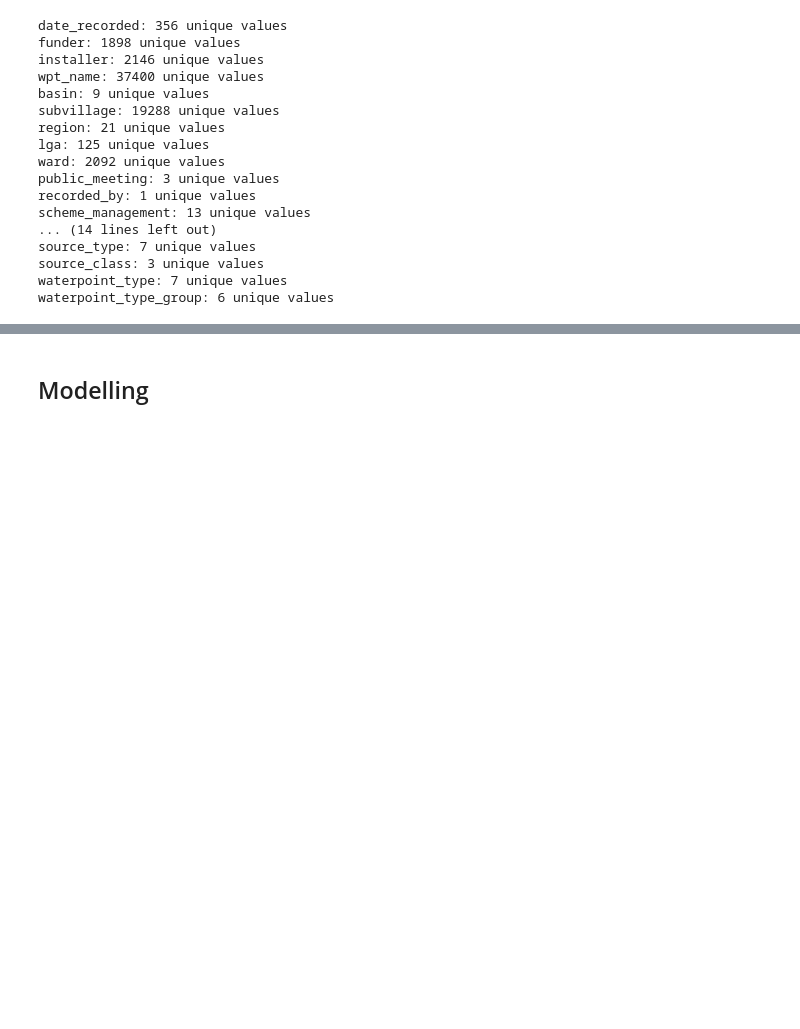
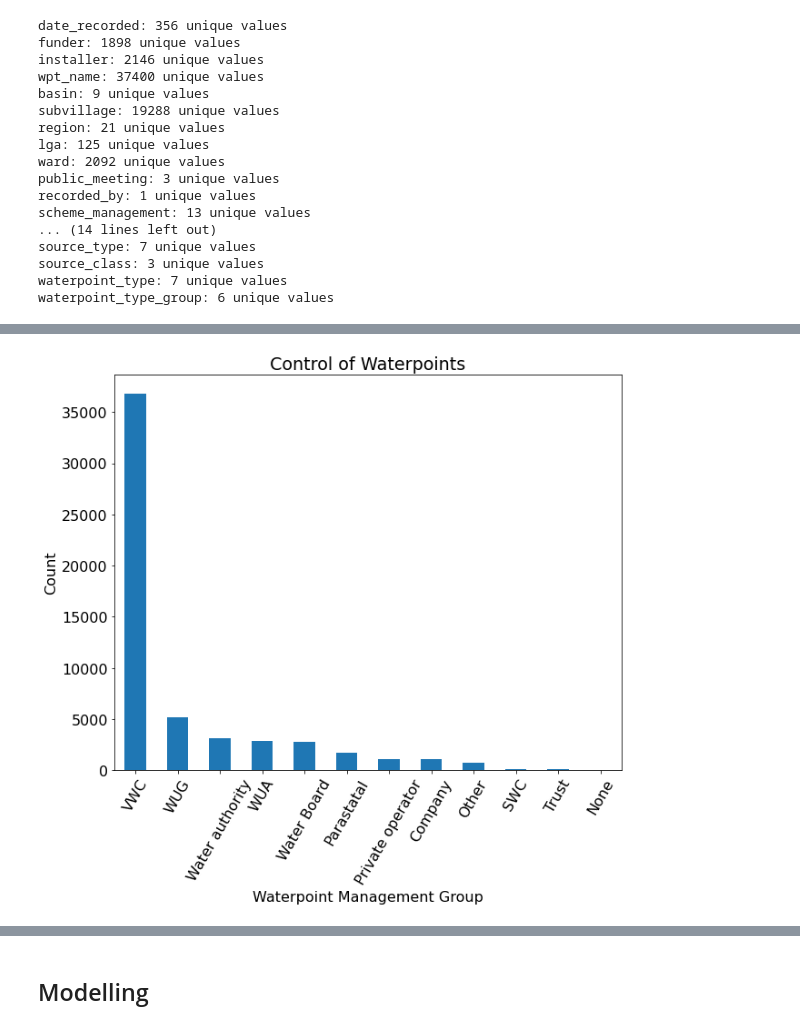
Before and after one commit to bmsienk/Tanzanian-Water-Pump-Analysis-with-Machine-Learning, a Jupyter notebook: Final_Analysis.ipynb, the cells around one changed output, grey strips where cells are left out. Drawn from its saved outputs; the diff is of its cells as text; code cells hidden in the pictures; blank space fills up the shorter version.

```diff
--- a/Final_Analysis.ipynb
+++ b/Final_Analysis.ipynb
@@ -197,0 +219,17 @@ for x in X_train_cat:
+# %%
+fig, ax = plt.subplots(figsize=(10,8))
+
+plt.rcParams.update({'font.size': 16})
+
+#set font size so that it is readable for presentation
+
+X_train_cat.scheme_management.value_counts().plot(kind='bar')
+plt.xticks(rotation=60)
+plt.ylabel('Count')
+plt.title('Control of Waterpoints')
+plt.xlabel('Waterpoint Management Group')
+plt.savefig('pictures/waterpoint_control.png', bbox_inches='tight');
+
+#plotting and saving the below figure
+# %% [output]
+[figure, added]
```
Also changed, not shown: parts of 68 cells of this notebook, 10 other files.
